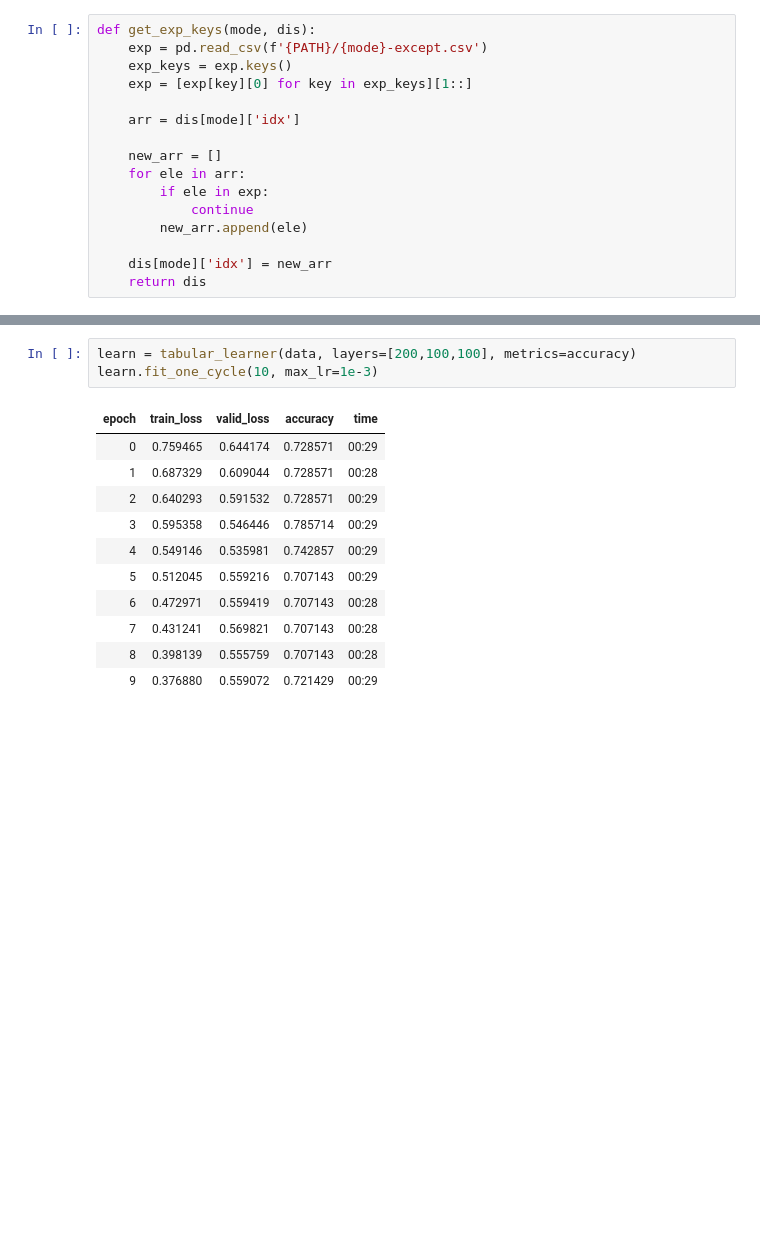
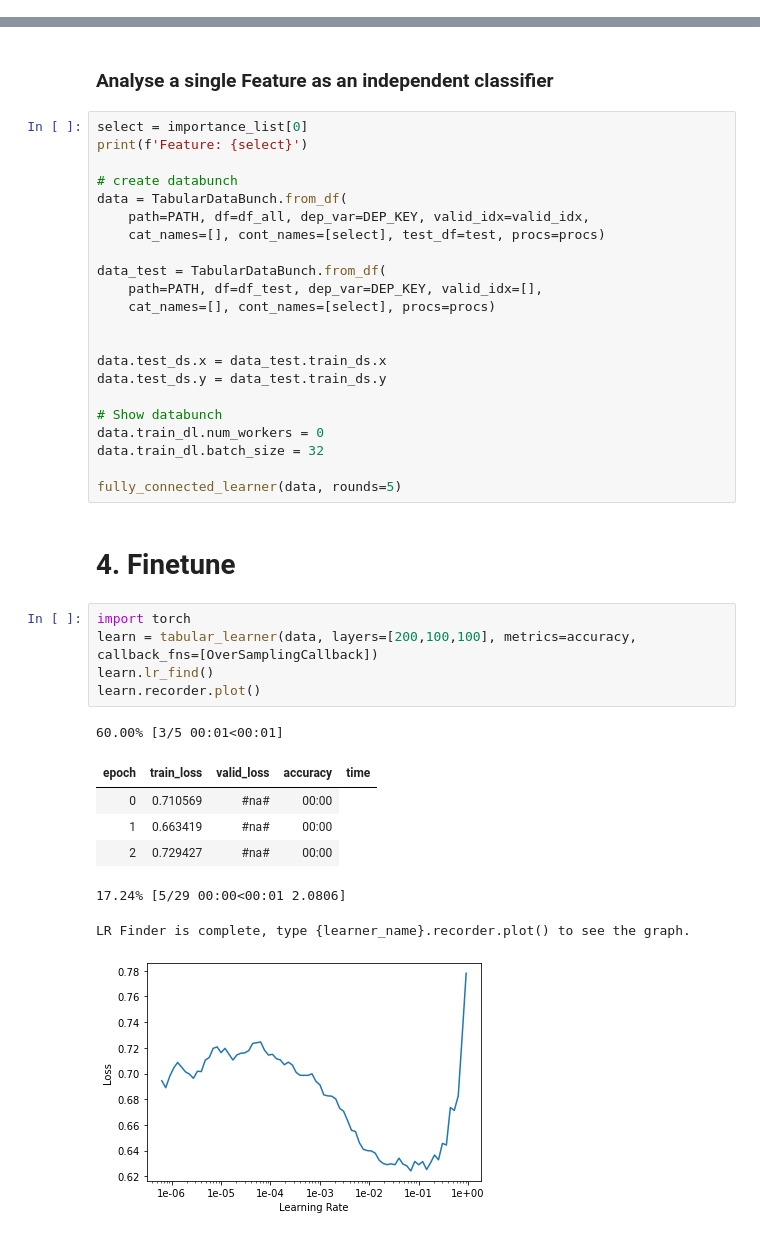
Before and after one commit to NikonPic/TumorSegmentationDemo, a Jupyter notebook: 02_feature_classification.ipynb, the cells around one changed output, grey strips where cells are left out. Drawn from its saved outputs; the diff is of its cells as text; blank space fills up the shorter version.

```diff
--- a/02_feature_classification.ipynb
+++ b/02_feature_classification.ipynb
@@ -37,19 +36,3 @@ radiomics.__version__
-# %%
-def get_exp_keys(mode, dis):
-    exp = pd.read_csv(f'{PATH}/{mode}-except.csv')
-    exp_keys = exp.keys()
-    exp = [exp[key][0] for key in exp_keys][1::]
-
-    arr = dis[mode]['idx']
-
-    new_arr = []
-    for ele in arr:
-        if ele in exp:
-            continue
-        new_arr.append(ele)
-
-    dis[mode]['idx'] = new_arr
-    return dis
 # %%
 df, _ = get_df_paths()
 dis = get_advanced_dis_df(df)
@@ -155,15 +720,40 @@ data.show_batch(rows=10)
+# %% [markdown]
+### Analyse a single Feature as an independent classifier
+# %%
+select = importance_list[0]
+print(f'Feature: {select}')
+
+# create databunch
+data = TabularDataBunch.from_df(
+    path=PATH, df=df_all, dep_var=DEP_KEY, valid_idx=valid_idx,
+    cat_names=[], cont_names=[select], test_df=test, procs=procs)
+
+data_test = TabularDataBunch.from_df(
+    path=PATH, df=df_test, dep_var=DEP_KEY, valid_idx=[],
+    cat_names=[], cont_names=[select], procs=procs)
+
+
+data.test_ds.x = data_test.train_ds.x
+data.test_ds.y = data_test.train_ds.y
+
+# Show databunch
+data.train_dl.num_workers = 0
+data.train_dl.batch_size = 32
+
+fully_connected_learner(data, rounds=5)
+# %% [markdown]
+# 4. Finetune
 # %%
-learn = tabular_learner(data, layers=[200,100,100], metrics=accuracy)
-learn.fit_one_cycle(10, max_lr=1e-3)
+import torch
+learn = tabular_learner(data, layers=[200,100,100], metrics=accuracy, callback_fns=[OverSamplingCallback])
+learn.lr_find()
+learn.recorder.plot()
 # %% [output]
+60.00% [3/5 00:01<00:01]
 | epoch | train_loss | valid_loss | accuracy | time |
-| 0 | 0.759465 | 0.644174 | 0.728571 | 00:29 |
-| 1 | 0.687329 | 0.609044 | 0.728571 | 00:28 |
-| 2 | 0.640293 | 0.591532 | 0.728571 | 00:29 |
-| 3 | 0.595358 | 0.546446 | 0.785714 | 00:29 |
-| 4 | 0.549146 | 0.535981 | 0.742857 | 00:29 |
-| 5 | 0.512045 | 0.559216 | 0.707143 | 00:29 |
-| 6 | 0.472971 | 0.559419 | 0.707143 | 00:28 |
-| 7 | 0.431241 | 0.569821 | 0.707143 | 00:28 |
-| 8 | 0.398139 | 0.555759 | 0.707143 | 00:28 |
-| 9 | 0.376880 | 0.559072 | 0.721429 | 00:29 |
+| 0 | 0.710569 | #na# | 00:00 |
+| 1 | 0.663419 | #na# | 00:00 |
+| 2 | 0.729427 | #na# | 00:00 |
+17.24% [5/29 00:00<00:01 2.0806]
+LR Finder is complete, type {learner_name}.recorder.plot() to see the graph.
+[figure, added]
```
Also changed, not shown: parts of 45 cells of this notebook, 3 other files.
